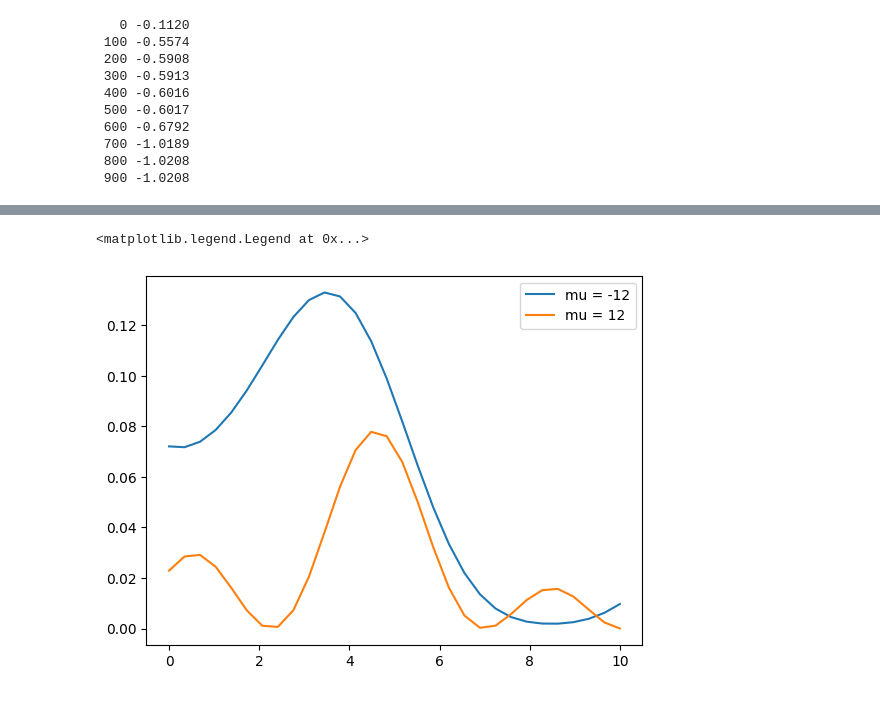
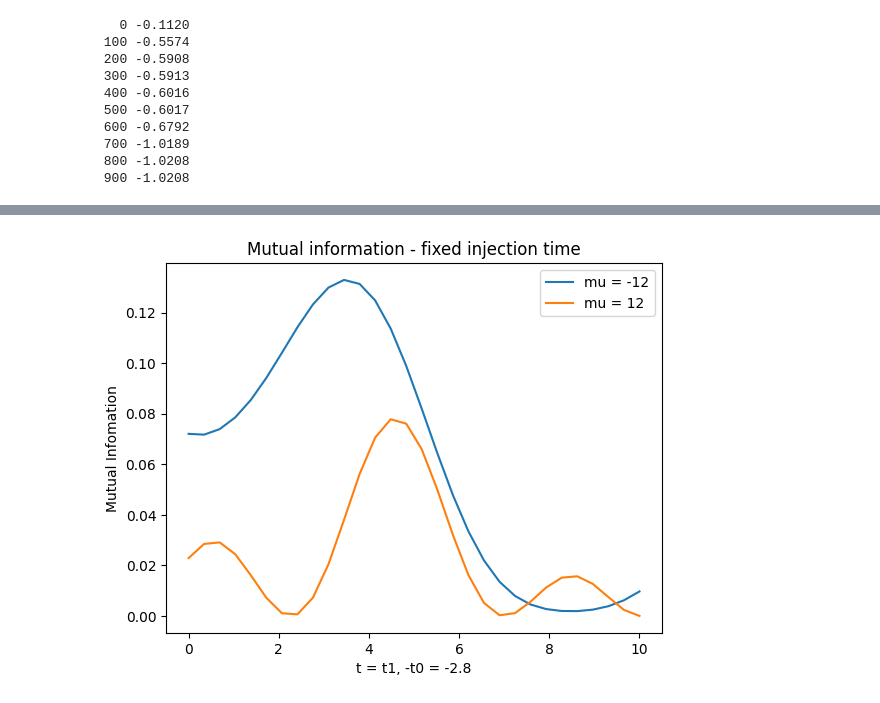
Before and after one commit to yh08037/QuantumWormhole, a Jupyter notebook: submission.ipynb, the cells around one changed output, grey strips where cells are left out. Cells and saved outputs as stored; diff of their text form; code cells hidden in the pictures.

```diff
--- a/submission.ipynb
+++ b/submission.ipynb
@@ -276,6 +269,6 @@ def coupling(mu, wires):
 # %%
 # exact eigen solver
-nu = 1
+nu = 4
 
 mat_LR = (ps_L + ps_R).to_mat(wire_order=worm_wires)
 mat_V = ps_iV.to_mat(wire_order=worm_wires)
@@ -283,3 +276,6 @@ mat_TFD = mat_LR + nu * mat_V
 
 w, v = np.linalg.eig(mat_TFD)
 ground_state = v[np.argmin(w.real)]
+ground_energy = np.min(w.real)
+
+print('exact groung energy: ', ground_energy)
@@ -379,7 +383,10 @@ asym_mutal_info_diff = [neg - pos for neg, pos in zip(asym_mutal_info_neg, asym_
 # %%
 plt.plot(t1_space, asym_mutal_info_neg, label='mu = -12')
 plt.plot(t1_space, asym_mutal_info_pos, label='mu = 12')
+plt.title('Mutual information - fixed injection time')
+plt.xlabel('t = t1, -t0 = -2.8')
+plt.ylabel('Mutual Infomation')
 plt.legend()
+plt.show()
 # %% [output]
-<matplotlib.legend.Legend at 0x...>
-[figure, old version]
+[figure, new version]
```
Also changed, not shown: parts of 24 cells of this notebook.
